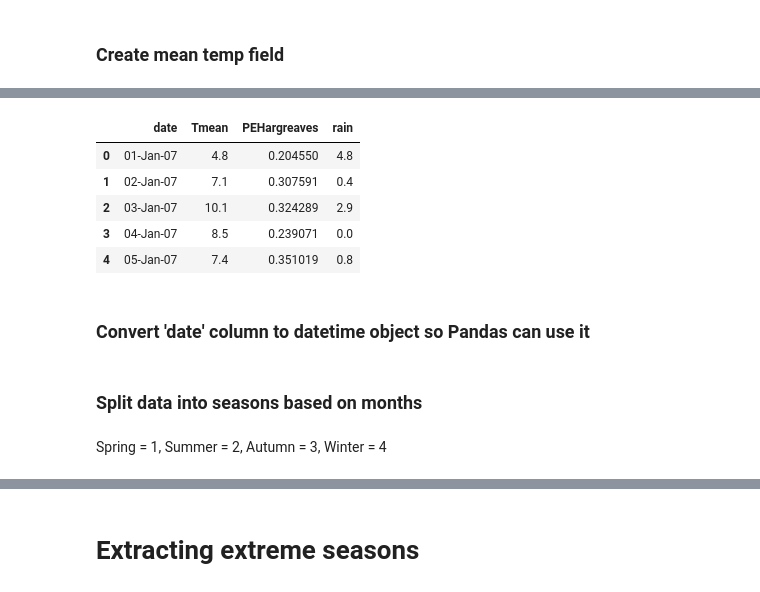
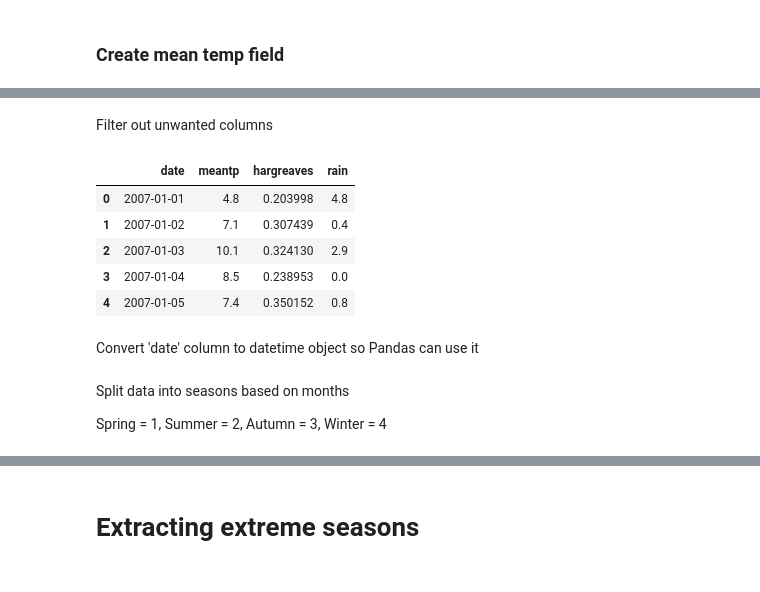
Before and after one commit to podgeflat/block-resampling, a Jupyter notebook: Block Resampling & Z Scores.ipynb, the cells around one changed output, grey strips where cells are left out. Drawn from its saved outputs; the diff is of its cells as text; code cells hidden in the pictures.

```diff
--- a/Block Resampling & Z Scores.ipynb
+++ b/Block Resampling & Z Scores.ipynb
@@ -28,5 +84,6 @@ df = pd.read_csv("E:\PhD\Data\MetData\Oak Park\dly375.csv", na_values=[' '])
 # %% [markdown]
 ### Create mean temp field
 # %%
-df['Tmean'] = (df['Tmin'] + df['Tmax']) / 2
-df.Tmean = df.Tmean.round(1) #keep Tmean to one decimal place as that's what's in the original data
+df['meantp'] = (df['maxtp'] + df['mintp'])/2
+df.meantp = df.meantp.round(1) #keep Tmean to one decimal place as that's what's in the original dat
+#NOTE:Numpy rounds to the nearest even value. Thus 1.5 and 2.5 round to 2.0, -0.5 and 0.5 round to 0.0, etc.
@@ -34,0 +100,6 @@ df.Tmean = df.Tmean.round(1) #keep Tmean to one decimal place as that's what's i
+# %%
+lat = pyeto.deg2rad(52.861) #latitude for Oak Park Carlow
+
+df['lat']= lat #add column to the dataframe
+
+df['dayofyear'] = pd.DatetimeIndex(df['date']).dayofyear #create 'day of year' column to calculate sunshine variables
@@ -34,0 +108,14 @@ df.Tmean = df.Tmean.round(1) #keep Tmean to one decimal place as that's what's i
+# %%
+sol_dec = df['dayofyear'].apply(pyeto.sol_dec)   # Solar declination
+df['sol_dec'] = sol_dec #add column
+
+sha = df.apply(lambda x: pyeto.sunset_hour_angle(x['lat'],x['sol_dec']), axis=1)
+df['sha'] = sha #add column
+
+ird = df['dayofyear'].apply(pyeto.inv_rel_dist_earth_sun)
+df['ird'] = ird
+
+et_rad = df.apply(lambda x: pyeto.et_rad(x['lat'],x['sol_dec'],x['sha'],x['ird']), axis =1)   # Extraterrestrial radiation
+df['et_rad'] = et_rad
+
+df.head()
@@ -34,0 +132,4 @@ df.Tmean = df.Tmean.round(1) #keep Tmean to one decimal place as that's what's i
+# %%
+PEcalc = df.apply(lambda x: hargreaves(x['mintp'], x['maxtp'], x['meantp'], x['et_rad']),axis=1)
+df['hargreaves'] = PEcalc #create a column
+df.head()
@@ -35,12 +181,14 @@ df.Tmean = df.Tmean.round(1) #keep Tmean to one decimal place as that's what's i
+# %% [markdown]
+Filter out unwanted columns
 # %%
-df = df[['date','Tmean','PEHargreaves','rain']]
+df = df[['date','meantp','hargreaves','rain']]
 df.head()
 # %% [output]
-|  | date | Tmean | PEHargreaves | rain |
-| 0 | 01-Jan-07 | 4.8 | 0.204550 | 4.8 |
-| 1 | 02-Jan-07 | 7.1 | 0.307591 | 0.4 |
-| 2 | 03-Jan-07 | 10.1 | 0.324289 | 2.9 |
-| 3 | 04-Jan-07 | 8.5 | 0.239071 | 0.0 |
-| 4 | 05-Jan-07 | 7.4 | 0.351019 | 0.8 |
+|  | date | meantp | hargreaves | rain |
+| 0 | 2007-01-01 | 4.8 | 0.203998 | 4.8 |
+| 1 | 2007-01-02 | 7.1 | 0.307439 | 0.4 |
+| 2 | 2007-01-03 | 10.1 | 0.324130 | 2.9 |
+| 3 | 2007-01-04 | 8.5 | 0.238953 | 0.0 |
+| 4 | 2007-01-05 | 7.4 | 0.350152 | 0.8 |
 # %% [markdown]
-### Convert 'date' column to datetime object so Pandas can use it
+Convert 'date' column to datetime object so Pandas can use it
@@ -49,7 +195,7 @@ df['date'] = pd.to_datetime(df['date'], format= '%d-%b-%y') # https://docs.pytho
 # %% [markdown]
-### Split data into seasons based on months
+Split data into seasons based on months
+
+Spring = 1, Summer = 2, Autumn = 3, Winter = 4
-# %% [markdown]
-Spring = 1, Summer = 2, Autumn = 3, Winter = 4
 # %%
 #create a season function to split data into seasons
 def get_season(row):
```
Also changed, not shown: parts of 69 cells of this notebook.
